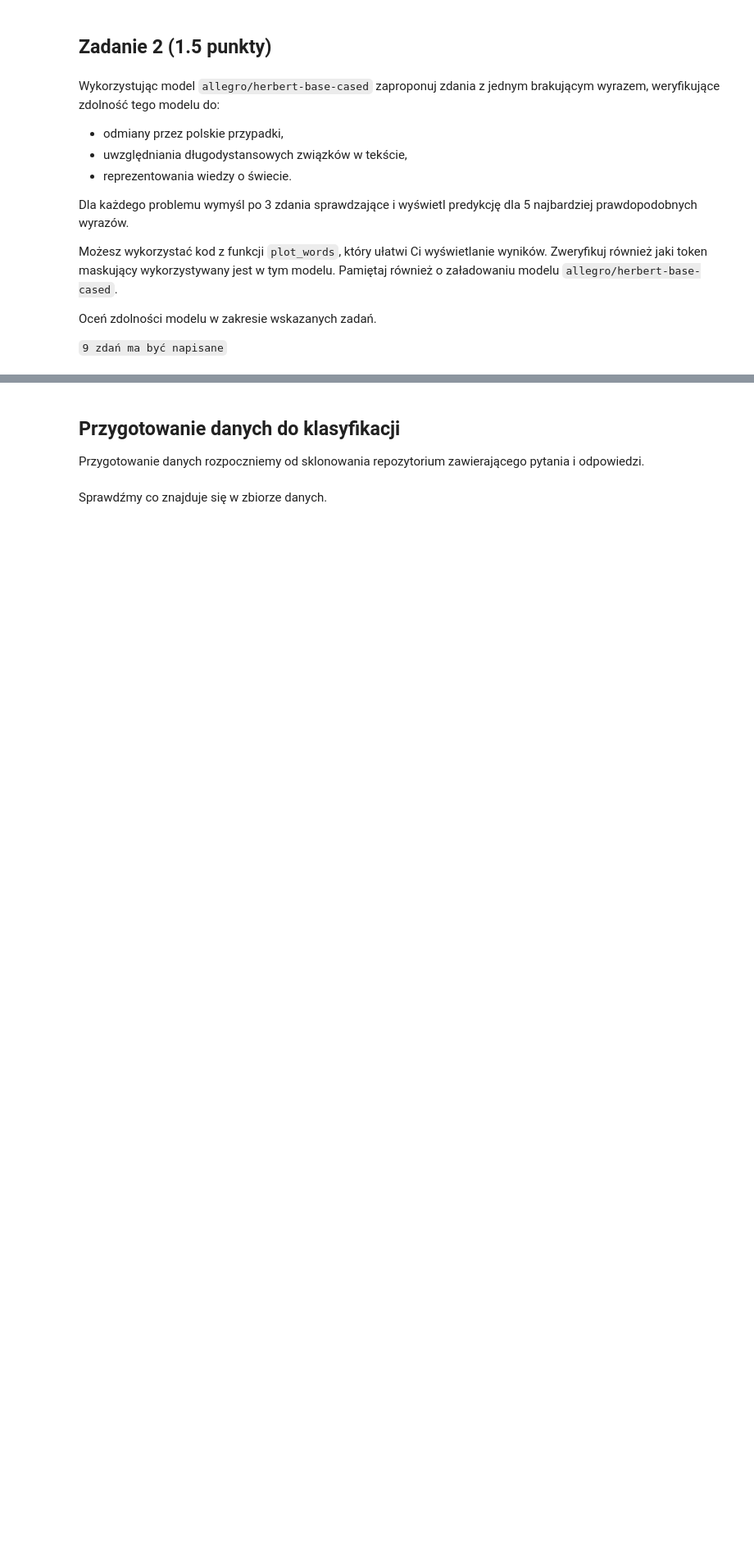
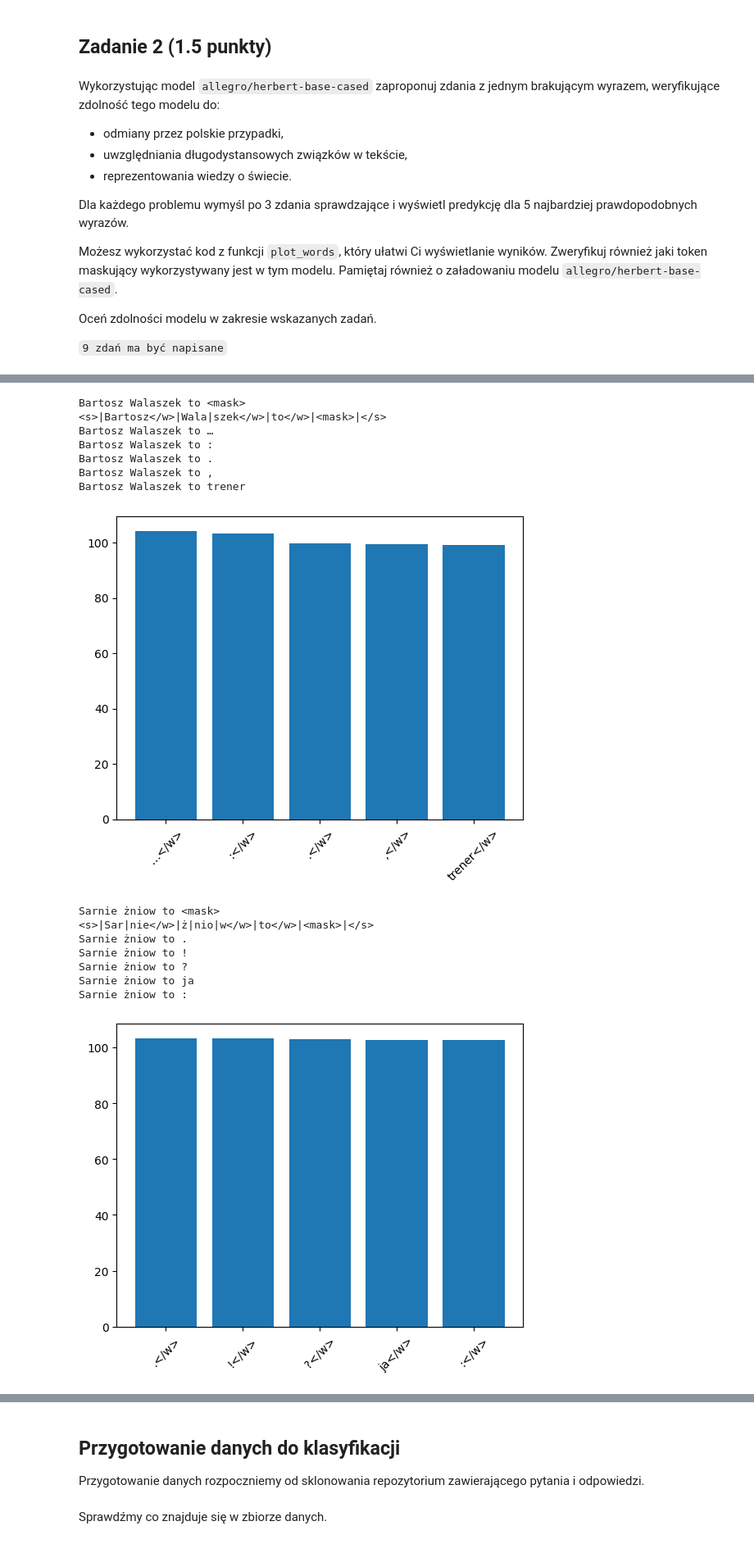
Before and after one commit to barszu/PSI, a Jupyter notebook: lab5/lab_5.ipynb, the cells around one changed output, grey strips where cells are left out. Shown at 82% size. Drawn from its saved outputs; the diff is of its cells as text; code cells hidden in the pictures; blank space fills up the shorter version.

```diff
--- a/lab5/lab_5.ipynb
+++ b/lab5/lab_5.ipynb
@@ -231,0 +490,28 @@ def plot_words(sentence, word_model, word_tokenizer, mask="[MASK]"):
+# %%
+# wstawienie, reprezentowania wiedzy o świecie.
+sentences = [
+    "Bartosz Walaszek to <mask>",
+    "Sarnie żniow to <mask>",
+    "Wściekłe pięści węza to <mask>"
+]
+
+for s in sentences:
+  print(s)
+  plot_words(s, allegro_model, allegro_tokenizer)
+# %% [output]
+Bartosz Walaszek to <mask>
+<s>|Bartosz</w>|Wala|szek</w>|to</w>|<mask>|</s>
+Bartosz Walaszek to …
+Bartosz Walaszek to :
+Bartosz Walaszek to .
+Bartosz Walaszek to ,
+Bartosz Walaszek to trener
+[figure, added]
+Sarnie żniow to <mask>
+<s>|Sar|nie</w>|ż|nio|w</w>|to</w>|<mask>|</s>
+Sarnie żniow to .
+Sarnie żniow to !
+Sarnie żniow to ?
+Sarnie żniow to ja
+Sarnie żniow to :
+[figure, added]
```
Also changed, not shown: parts of 38 cells of this notebook.
